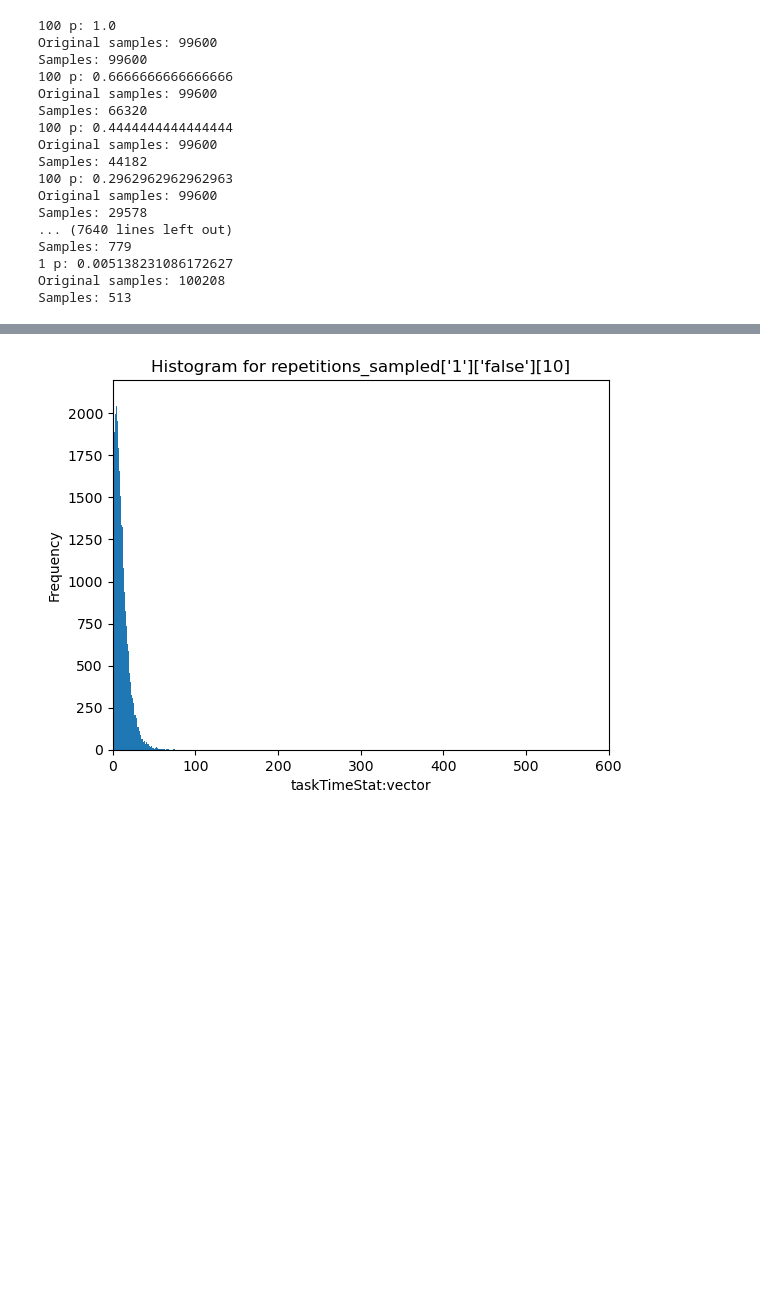
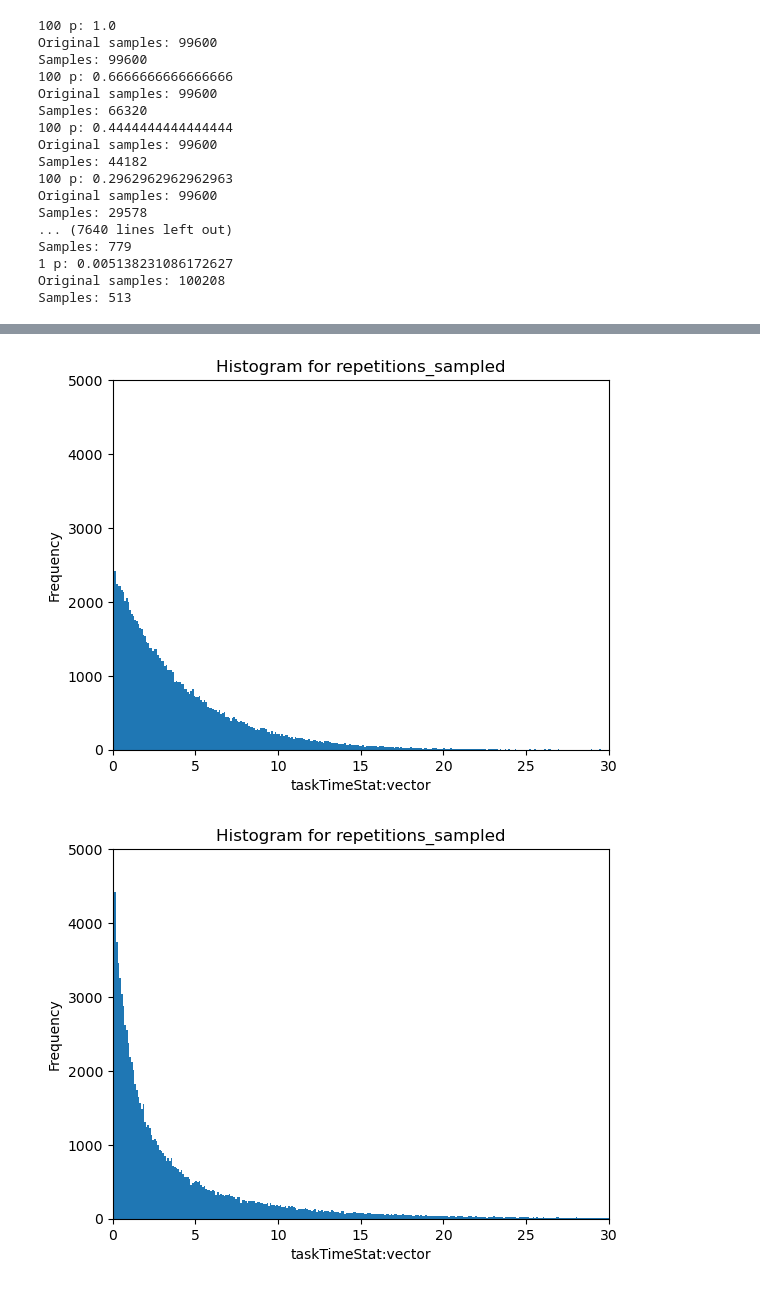
Before and after one commit to AlessandroDeMedici/pe-project, a Jupyter notebook: jupyter/Data_analysis.ipynb, the cells around one changed output, grey strips where cells are left out. Cells and saved outputs as stored; diff of their text form; code cells hidden in the pictures; blank space fills up the shorter version.

```diff
--- a/jupyter/Data_analysis.ipynb
+++ b/jupyter/Data_analysis.ipynb
@@ -172,14 +214,27 @@ plt.show()
-# %%
-# Plot histogram for repetitions_sampled['1']['false'][10]
-repetitions = repetitions_original['1']['false'][10]
-plt.hist(repetitions, bins=300)#, edgecolor='black')
-plt.xlabel(stat)
-plt.ylabel('Frequency')
-plt.title('Histogram for repetitions_sampled[\'1\'][\'false\'][10]')
-plt.xlim(left=0, right=600)
-plt.show()
-# %% [output]
-[figure, removed]
+# %%
+# Plot histogram for repetitions_sampled['1']['false'][10]
+repetitions = repetitions_original['1']['true'][1]
+# make bins of size 0.01
+plt.hist(repetitions, bins=np.arange(0, max(repetitions) + 0.1, 0.1))
+plt.xlabel(stat)
+plt.ylabel('Frequency')
+plt.title('Histogram for repetitions_sampled')
+plt.xlim(left=0, right=30)
+plt.ylim(bottom=0, top=5000)
+plt.show()
+
+# Plot histogram for repetitions_sampled['1']['false'][10]
+repetitions = repetitions_original['1']['true'][10]
+plt.hist(repetitions, bins=np.arange(0, max(repetitions) + 0.1, 0.1))
+plt.xlabel(stat)
+plt.ylabel('Frequency')
+plt.title('Histogram for repetitions_sampled')
+plt.xlim(left=0, right=30)
+plt.ylim(bottom=0, top=5000)
+plt.show()
+# %% [output]
+[figure, added]
+[figure, added]
 # %%
 from mpl_toolkits.mplot3d import Axes3D
 import numpy as np
```
Also changed, not shown: parts of 8 cells of this notebook, 3 other files.
